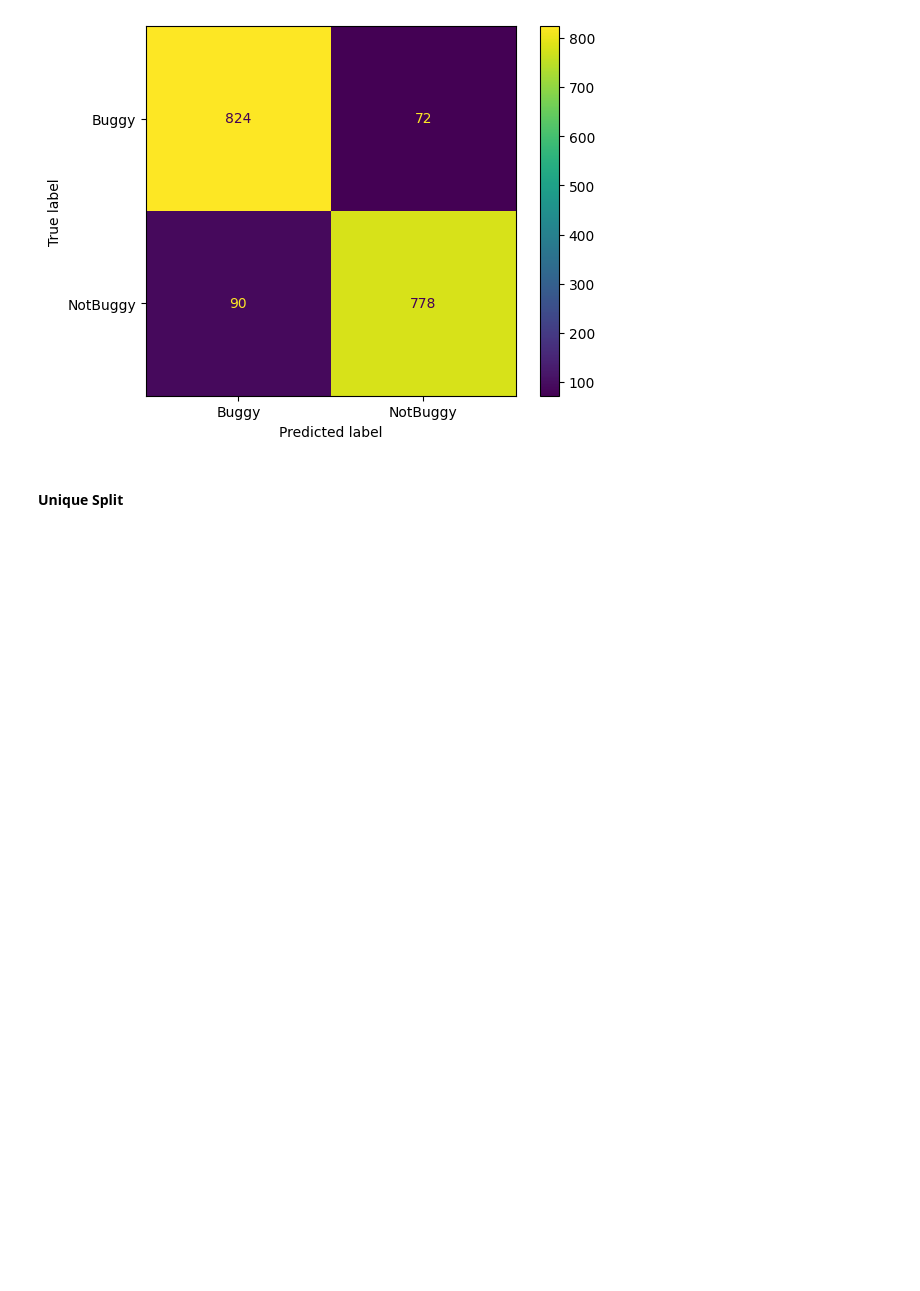
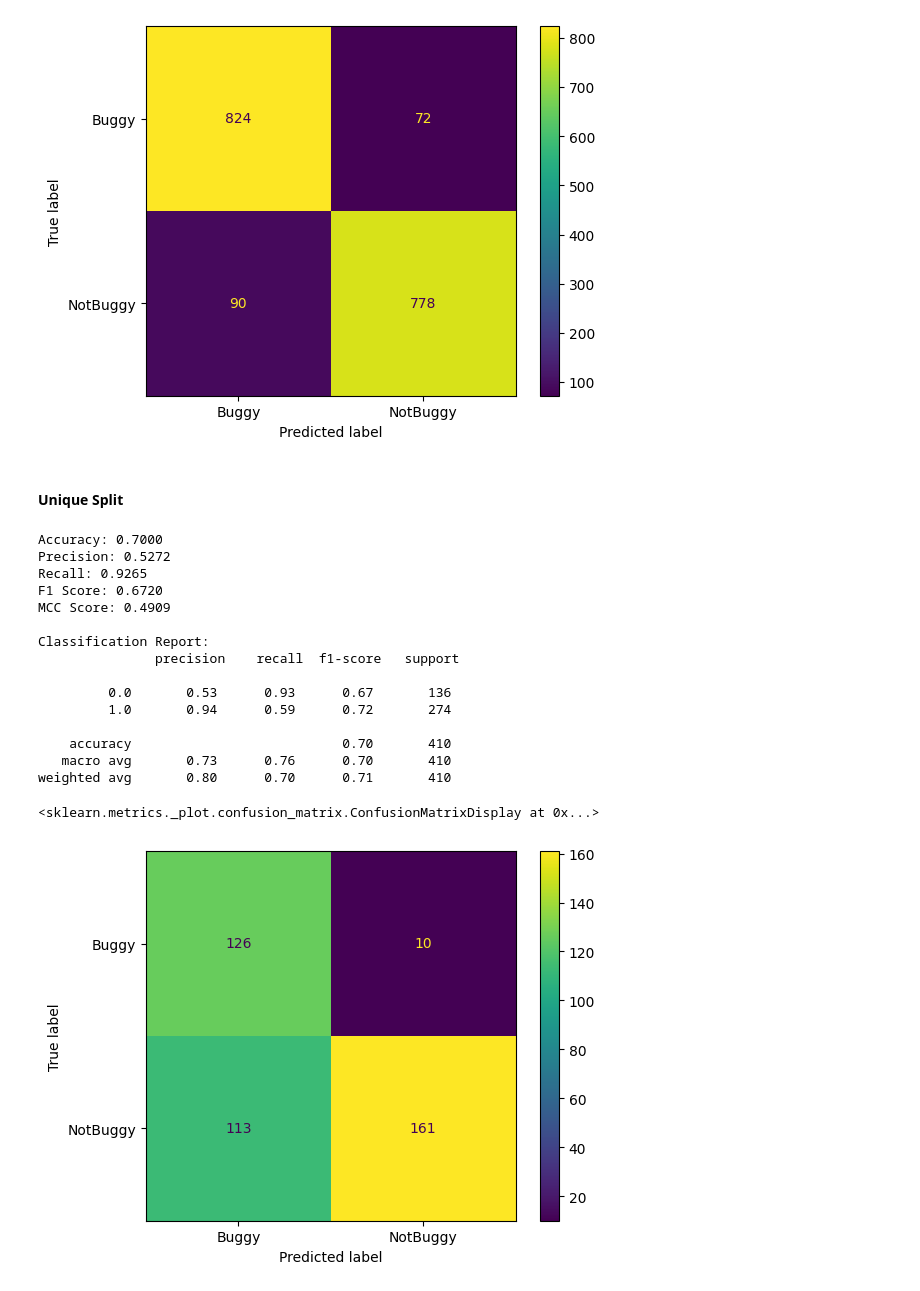
Before and after one commit to nahidul-opu/Tangled, a Jupyter notebook: RQ3.ipynb, the cells around one changed output. Drawn from its saved outputs; the diff is of its cells as text; code cells hidden in the pictures; blank space fills up the shorter version.

```diff
--- a/RQ3.ipynb
+++ b/RQ3.ipynb
@@ -619,35 +628,54 @@ test = df_emb.iloc[test_indx]
 
 train_x_msg_cls, train_x_msg_sim, train_x_diff_sim, train_y_cls, train_y_sim, train_y = prepare_data(train["Msg_Cls_Embeddings"], train["Msg_Sim_Embeddings"], train["Diff_Sim_Embeddings"], train["Label"], train["Similarity"])
 test_x_msg_cls, test_x_msg_sim, test_x_diff_sim, test_y_cls, test_y_sim, test_y = prepare_data(test["Msg_Cls_Embeddings"], test["Msg_Sim_Embeddings"], test["Diff_Sim_Embeddings"], test["Label"], test["Similarity"])
+
 model = get_model()
 history = model.fit([train_x_msg_cls, train_x_msg_sim, train_x_diff_sim],
                     {
                         "cls_output": train_y_cls,
                         "similarity_output": train_y_sim,
                         "final_output": train_y
                     },
-                    epochs=25,
+                    epochs=30,
                     batch_size=8,
                     verbose = False
                 )
 output_cls, output_sim, output = model.predict([test_x_msg_cls, test_x_msg_sim, test_x_diff_sim], verbose=False)
 y_pred = (output >= 0.5).astype(int)
 
 y_test = test_y
 
 accuracy = accuracy_score(y_test, y_pred)
 precision = precision_score(y_test, y_pred, pos_label=0)
 recall = recall_score(y_test, y_pred, pos_label=0)
 f1 = f1_score(y_test, y_pred, pos_label=0)
 mcc = matthews_corrcoef(y_test, y_pred)
 
 print(f"Accuracy: {accuracy:.4f}")
 print(f"Precision: {precision:.4f}")
 print(f"Recall: {recall:.4f}")
 print(f"F1 Score: {f1:.4f}")
 print(f"MCC Score: {mcc:.4f}")
 
 print("\nClassification Report:\n", classification_report(y_test, y_pred))
 
 conf_matrix = confusion_matrix(y_test, y_pred)
 ConfusionMatrixDisplay(conf_matrix, display_labels=["Buggy", "NotBuggy"]).plot()
+# %% [output]
+Accuracy: 0.7000
+Precision: 0.5272
+Recall: 0.9265
+F1 Score: 0.6720
+MCC Score: 0.4909
+
+Classification Report:
+               precision    recall  f1-score   support
+
+         0.0       0.53      0.93      0.67       136
+         1.0       0.94      0.59      0.72       274
+
+    accuracy                           0.70       410
+   macro avg       0.73      0.76      0.70       410
+weighted avg       0.80      0.70      0.71       410
+<sklearn.metrics._plot.confusion_matrix.ConfusionMatrixDisplay at 0x...>
+[figure, added]
```
Also changed, not shown: parts of 3 cells of this notebook, 2 other files.
